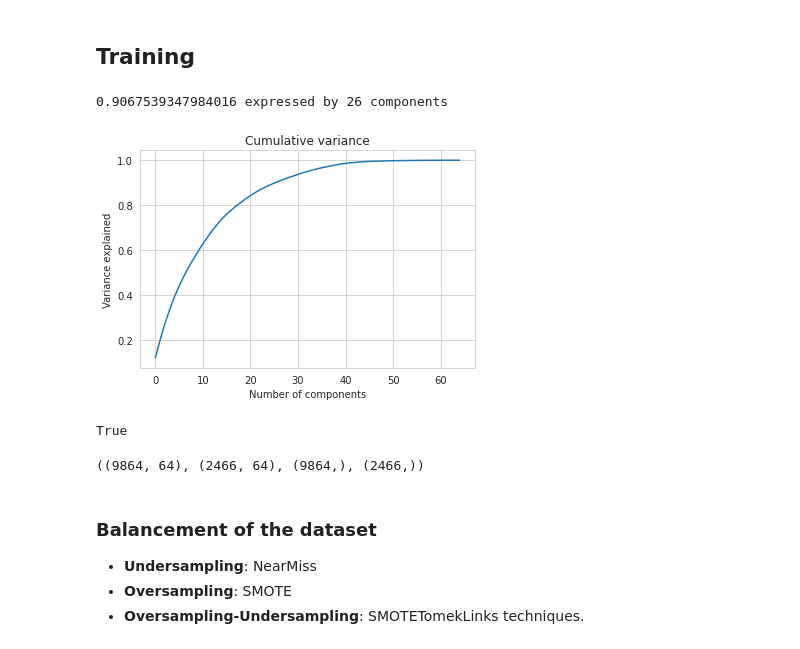
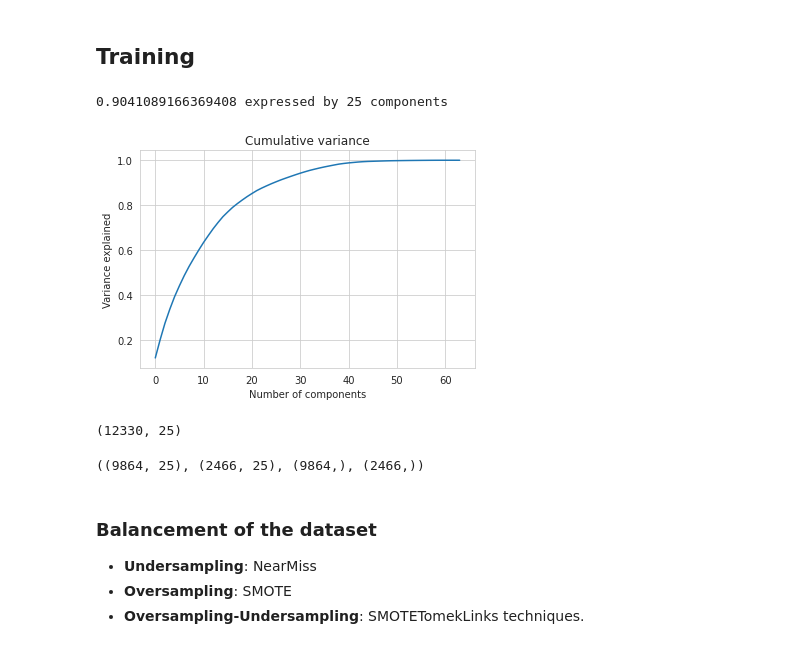
Before and after one commit to andrerubeis/andrerubeis, a Jupyter notebook: projectMML.ipynb, the cells around one changed output. Cells and saved outputs as stored; diff of their text form; code cells hidden in the pictures.

```diff
--- a/projectMML.ipynb
+++ b/projectMML.ipynb
@@ -453,35 +452,43 @@ scaled_df
 # %%
 #%% PCA
 from sklearn.decomposition import PCA
-PCA_df = PCA().fit(scaled_df)
-pca_df = PCA_df.transform( scaled_df)
+PCA_df = PCA().fit(scaled_df.drop('Revenue',axis=1))
+pca_df = PCA_df.transform( scaled_df.drop('Revenue',axis=1))
 
 cumvar = np.cumsum(PCA_df.explained_variance_ratio_)
 
 n_comp =  np.argmax(cumvar > .9)
 
 #Plotting cumulative variance
 plt.plot(cumvar)
 plt.title('Cumulative variance')
 plt.xlabel('Number of components')
 plt.ylabel('Variance explained')
 print(f"{cumvar[n_comp]} expressed by {n_comp} components")
 # %% [output]
-0.9067539347984016 expressed by 26 components
+0.9041089166369408 expressed by 25 components
-[figure, old version]
+[figure, new version]
-# %%
-'Revenue' in scaled_df.columns
-# %% [output]
-True
+# %%
+# construct new dataset with 90% of variance explained.
+X_pca = np.dot(scaled_df.drop('Revenue',axis=1), PCA_df.components_[:n_comp,:].T)
+X_pca = pd.DataFrame(X_pca, columns=["PC%d" % (x + 1) for x in range(n_comp)])
+X_pca.shape
+# %% [output]
+(12330, 25)
 # %%
 from sklearn.model_selection import train_test_split
 
 seed = 13
-X_train, X_test, y_train, y_test = train_test_split(X, y, test_size=0.2, random_state=seed, stratify = y)
+
+# Not PCA
+#X_train, X_test, y_train, y_test = train_test_split(X, y, test_size=0.2, random_state=seed, stratify = y)
+
+#PCA
+X_train, X_test, y_train, y_test = train_test_split(X_pca, y, test_size=0.2, random_state=seed, stratify = y)
 
 X_train.shape, X_test.shape, y_train.shape, y_test.shape
 # %% [output]
-((9864, 64), (2466, 64), (9864,), (2466,))
+((9864, 25), (2466, 25), (9864,), (2466,))
 # %% [markdown]
 ### Balancement of the dataset
 
```
Also changed, not shown: parts of 14 cells of this notebook.
